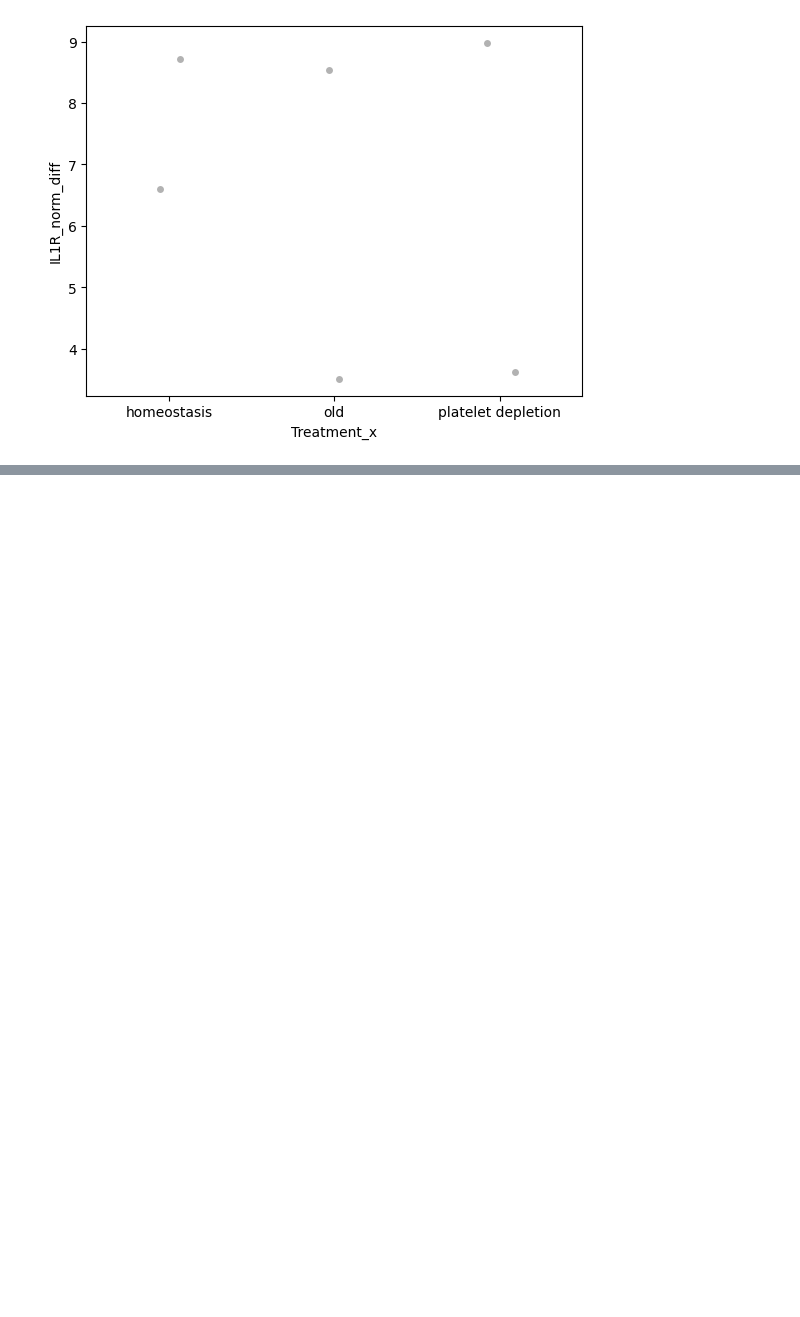
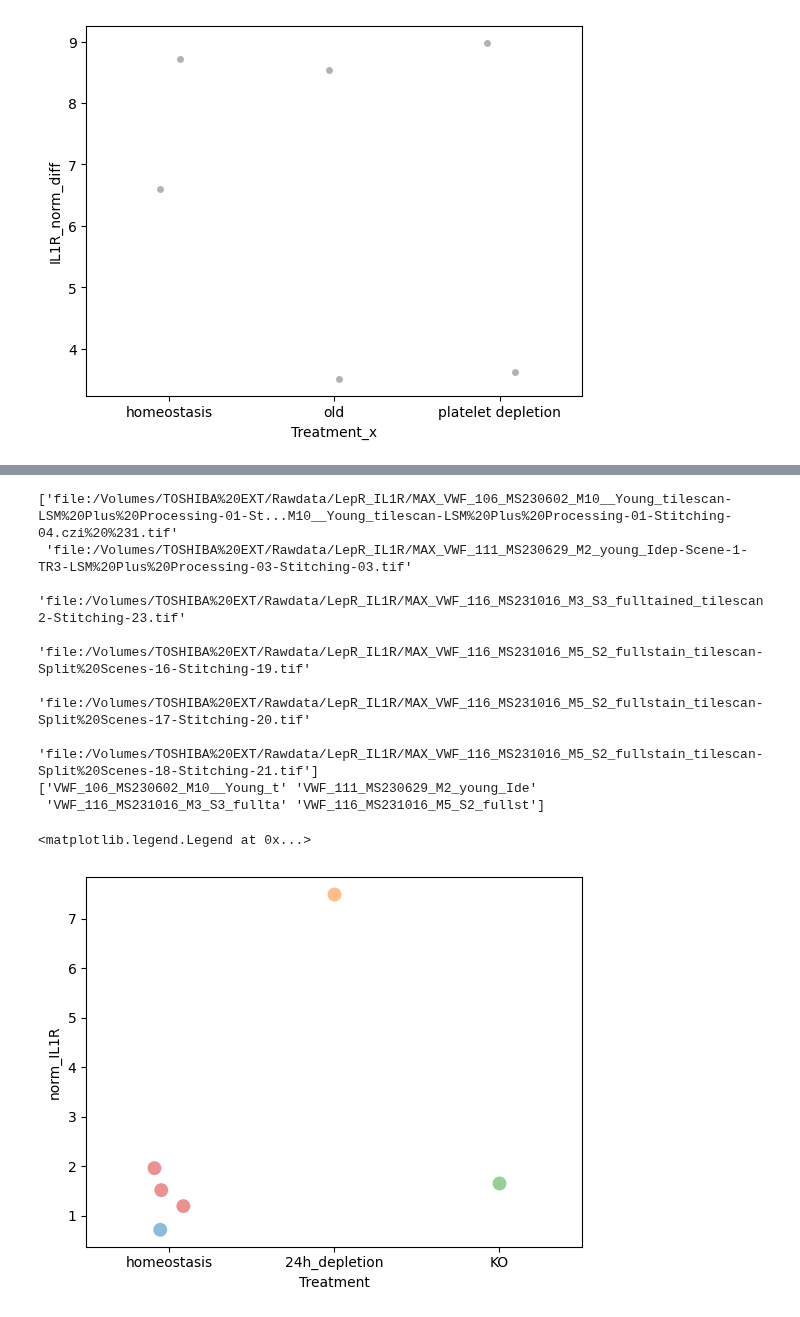
Before and after one commit to Mas515/Image_analysis, a Jupyter notebook: Lepr_tilescan.ipynb, the cells around one changed output, grey strips where cells are left out. Saved outputs shown, nothing was run; the diff lists cells and outputs as text; code cells hidden in the pictures; blank space fills up the shorter version.

```diff
--- a/Lepr_tilescan.ipynb
+++ b/Lepr_tilescan.ipynb
@@ -421,0 +616,67 @@ sns.stripplot(x=("Treatment_x"), y="IL1R_norm_diff", data=merged, dodge=True, co
+# %%
+###IL1R area from max projection normalized by LePr area
+
+data=pd.read_csv('/Volumes/TOSHIBA EXT/Experiments/Lepr_il1r_output/MyExpt_ConvertImageToObjectsil1r.csv', header=0)
+data1=pd.read_csv('/Volumes/TOSHIBA EXT/Experiments/Lepr_il1r_output/KO/MyExpt_ConvertImageToObjectsil1r.csv', header=0)
+data=pd.concat([data, data1], axis=0, ignore_index=True)
+grouped=data.groupby(['Metadata_FileLocation'])
+dflist=[]
+for i, newdf in grouped:
+    newdf['sum_IL1R']=sum(newdf['AreaShape_Area'])
+    newdf=newdf[['Metadata_FileLocation', 'sum_IL1R']].drop_duplicates()
+    if newdf['Metadata_FileLocation'].str.contains('dep').any():
+        newdf['Treatment']='24h_depletion'
+    elif newdf['Metadata_FileLocation'].str.contains('old').any():
+        newdf['Treatment']='ageing'
+    elif newdf['Metadata_FileLocation'].str.contains('M3_S3_').any():
+        newdf['Treatment']='KO'
+    else:
+        newdf['Treatment']='homeostasis'
+    dflist.append(newdf)
+data=pd.concat(dflist)
+
+data2=pd.read_csv('/Volumes/TOSHIBA EXT/Experiments/Lepr_il1r_output/MyExpt_ConvertImageToObjects.csv', header=0)
+data3=pd.read_csv('/Volumes/TOSHIBA EXT/Experiments/Lepr_il1r_output/KO/MyExpt_ConvertImageToObjects.csv', header=0)
+data2=pd.concat([data2, data3], axis=0, ignore_index=True)
+
+grouped=data2.groupby(['Metadata_FileLocation'])
+dflist=[]
+for i, newdf in grouped:
+    newdf['sum_LepR']=sum(newdf['AreaShape_Area'])
+    newdf=newdf[['Metadata_FileLocation', 'sum_LepR']].drop_duplicates()
+    dflist.append(newdf)
+data2=pd.concat(dflist)
+data=pd.merge(data, data2, on = 'Metadata_FileLocation')
+data['norm_IL1R']=data['sum_IL1R']/data['sum_LepR']
+
+
+print(data['Metadata_FileLocation'].unique())
+data['Metadata_VWF']=data['Metadata_FileLocation'].str[50:79]
+print(data['Metadata_VWF'].unique())
+# grouped=data.groupby(['Metadata_VWF'])
+# dflist=[]
+# for i, newdf in grouped:
+#     newdf['mean_LepR']=newdf['norm_LepR'].mean()
+#     newdf=newdf[['Metadata_FileLocation', 'mean_LepR']].drop_duplicates()
+#     dflist.append(newdf)
+# data=pd.concat(dflist)
+
+# g=sns.stripplot(x=("Treatment"),hue='Metadata_FileLocation', y="sum_LepR", data=data, alpha=0.5, s=10)
+# g=sns.stripplot(x=("Treatment"),hue='Treatment', y="norm_LepR", data=data, alpha=0.5, s=10, palette=['black','red'], hue_order=('homeostasis','24h_depletion'))
+g=sns.stripplot(x=("Treatment"),hue='Metadata_VWF', y="norm_IL1R", data=data, alpha=0.5, s=10)
+# g=(sns.stripplot(x=("Treatment"),hue='Hoxb5_status_corrected', y="sum_LepR", data=dx, dodge=True, color='black', alpha=0.5, s=10, hue_order=('Hoxb5_vwf','hoxb5')), sns.violinplot(x=("Treatment"), hue='Hoxb5_status_corrected', y="sum_LepR", data=dx, showfliers = False, palette=['green','orange'], hue_order=('Hoxb5_vwf','hoxb5')))
+# # plt.legend(title='Cell type', loc='upper center', labels=['Hoxb5+Vwf+', 'Hoxb5+Vwf-'])
+plt.legend([], [], frameon=False)
+# g[1].set(ylabel='µm/min')
+# plt.show(g)
+# %% [output]
+['file:/Volumes/TOSHIBA%20EXT/Rawdata/LepR_IL1R/MAX_VWF_106_MS230602_M10__Young_tilescan-LSM%20Plus%20Processing-01-St...M10__Young_tilescan-LSM%20Plus%20Processing-01-Stitching-04.czi%20%231.tif'
+ 'file:/Volumes/TOSHIBA%20EXT/Rawdata/LepR_IL1R/MAX_VWF_111_MS230629_M2_young_Idep-Scene-1-TR3-LSM%20Plus%20Processing-03-Stitching-03.tif'
+ 'file:/Volumes/TOSHIBA%20EXT/Rawdata/LepR_IL1R/MAX_VWF_116_MS231016_M3_S3_fulltained_tilescan2-Stitching-23.tif'
+ 'file:/Volumes/TOSHIBA%20EXT/Rawdata/LepR_IL1R/MAX_VWF_116_MS231016_M5_S2_fullstain_tilescan-Split%20Scenes-16-Stitching-19.tif'
+ 'file:/Volumes/TOSHIBA%20EXT/Rawdata/LepR_IL1R/MAX_VWF_116_MS231016_M5_S2_fullstain_tilescan-Split%20Scenes-17-Stitching-20.tif'
+ 'file:/Volumes/TOSHIBA%20EXT/Rawdata/LepR_IL1R/MAX_VWF_116_MS231016_M5_S2_fullstain_tilescan-Split%20Scenes-18-Stitching-21.tif']
+['VWF_106_MS230602_M10__Young_t' 'VWF_111_MS230629_M2_young_Ide'
+ 'VWF_116_MS231016_M3_S3_fullta' 'VWF_116_MS231016_M5_S2_fullst']
+<matplotlib.legend.Legend at 0x...>
+[figure, added]
```
Also changed, not shown: parts of 10 cells of this notebook.
